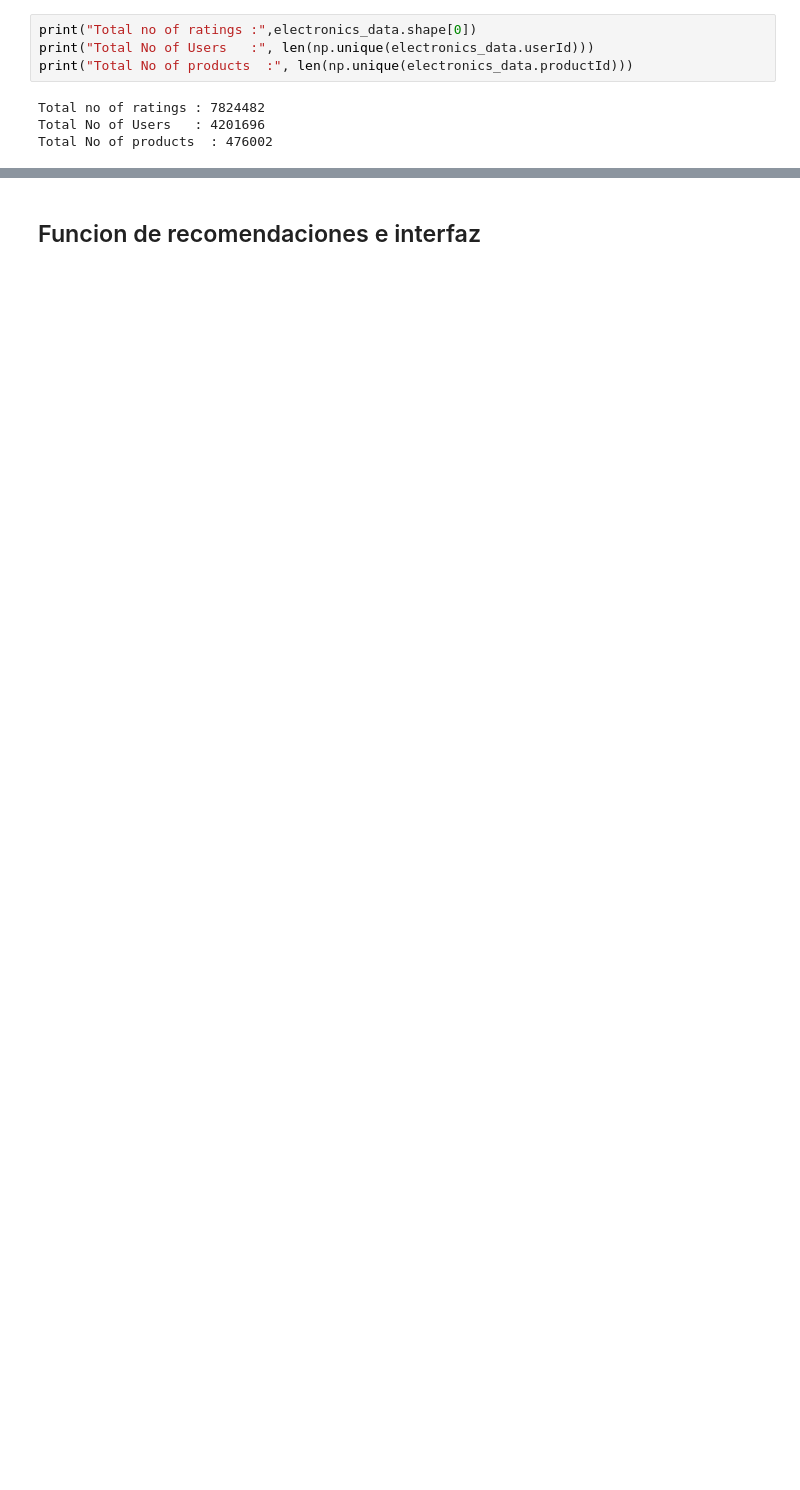
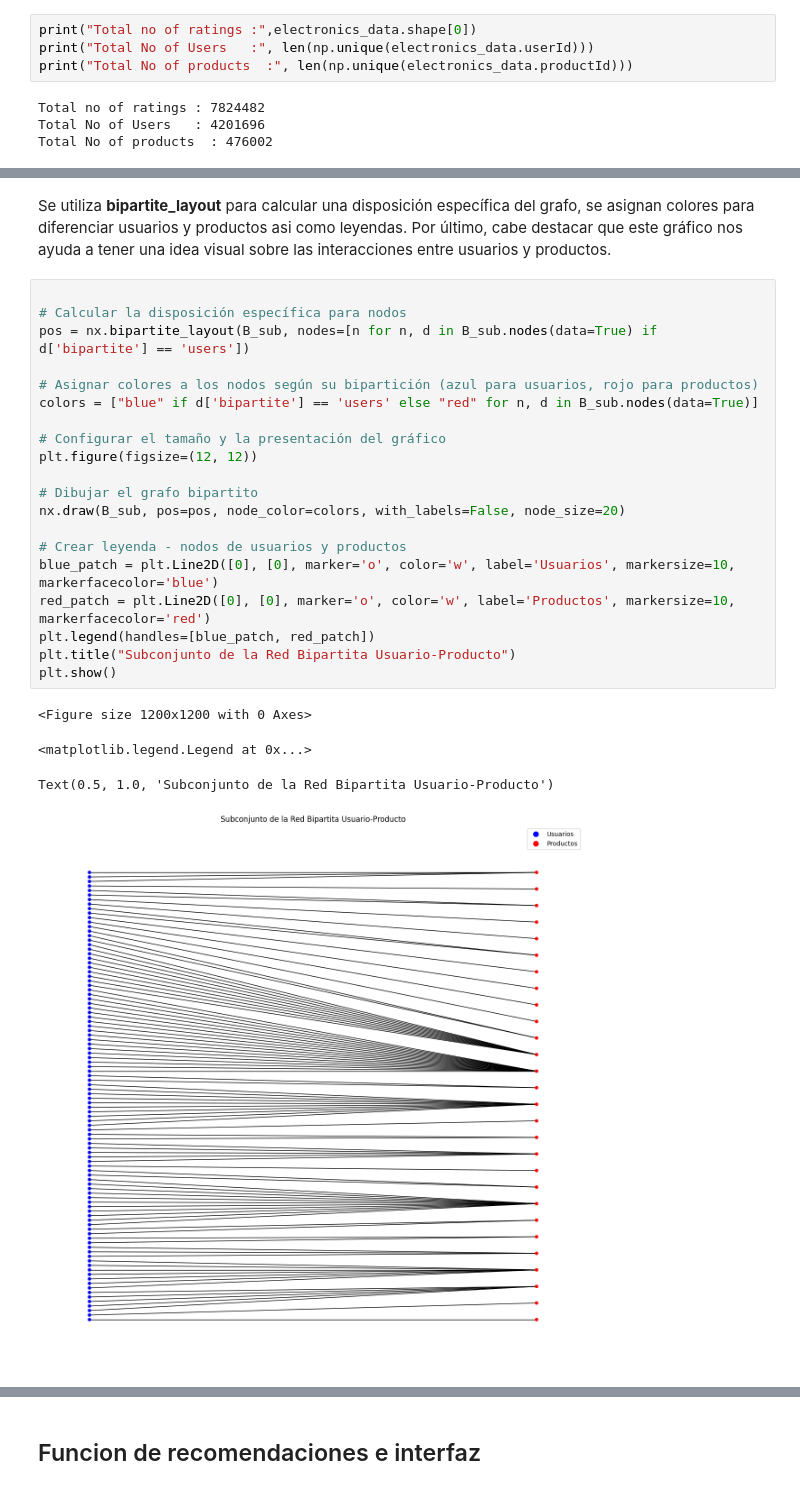
Before and after one commit to xjose97x/ia2_p1, a Jupyter notebook: ia2_p1_executed.ipynb, the cells around one changed output, grey strips where cells are left out. Saved outputs shown, nothing was run; the diff lists cells and outputs as text; blank space fills up the shorter version.

```diff
--- a/ia2_p1_executed.ipynb
+++ b/ia2_p1_executed.ipynb
@@ -273,0 +233,27 @@ Text(0.5, 1.0, 'Subconjunto del Grafo Bipartito Usuarios-Productos después de l
+# %% [markdown]
+Se utiliza **bipartite_layout** para calcular una disposición específica del grafo, se asignan colores para diferenciar usuarios y productos asi como leyendas. Por último, cabe destacar que este gráfico nos ayuda a tener una idea visual sobre las interacciones entre usuarios y productos.
+# %%
+
+# Calcular la disposición específica para nodos
+pos = nx.bipartite_layout(B_sub, nodes=[n for n, d in B_sub.nodes(data=True) if d['bipartite'] == 'users'])
+
+# Asignar colores a los nodos según su bipartición (azul para usuarios, rojo para productos)
+colors = ["blue" if d['bipartite'] == 'users' else "red" for n, d in B_sub.nodes(data=True)]
+
+# Configurar el tamaño y la presentación del gráfico
+plt.figure(figsize=(12, 12))
+
+# Dibujar el grafo bipartito
+nx.draw(B_sub, pos=pos, node_color=colors, with_labels=False, node_size=20)
+
+# Crear leyenda - nodos de usuarios y productos
+blue_patch = plt.Line2D([0], [0], marker='o', color='w', label='Usuarios', markersize=10, markerfacecolor='blue')
+red_patch = plt.Line2D([0], [0], marker='o', color='w', label='Productos', markersize=10, markerfacecolor='red')
+plt.legend(handles=[blue_patch, red_patch])
+plt.title("Subconjunto de la Red Bipartita Usuario-Producto")
+plt.show()
+# %% [output]
+<Figure size 1200x1200 with 0 Axes>
+<matplotlib.legend.Legend at 0x...>
+Text(0.5, 1.0, 'Subconjunto de la Red Bipartita Usuario-Producto')
+[figure, added]
```
Also changed, not shown: parts of 64 cells of this notebook, 2 other files.
